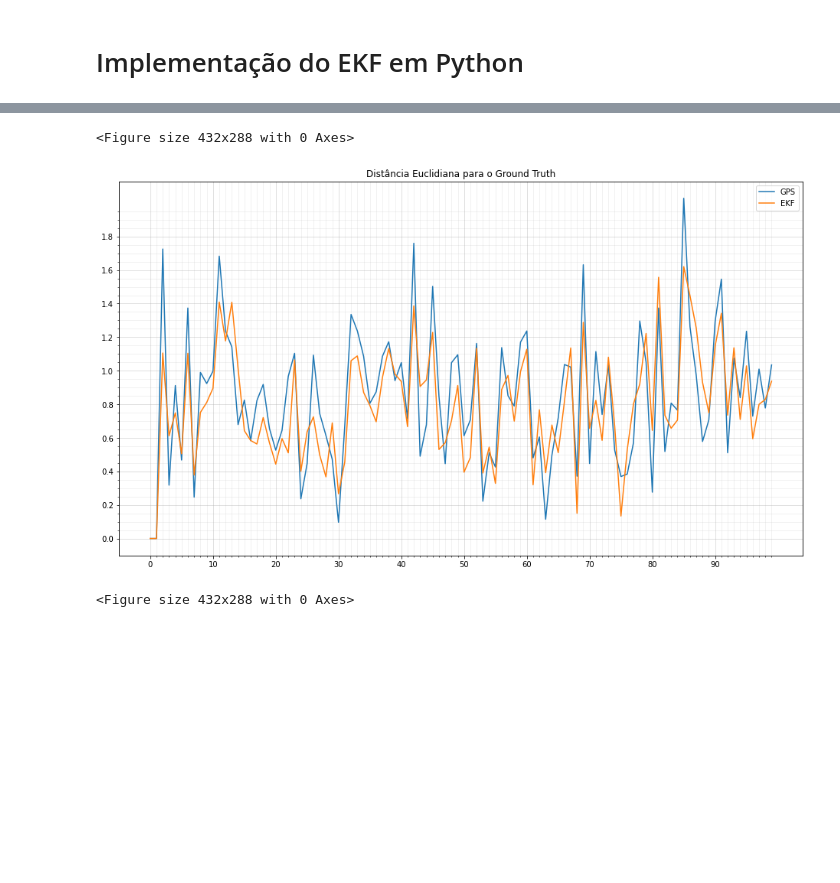
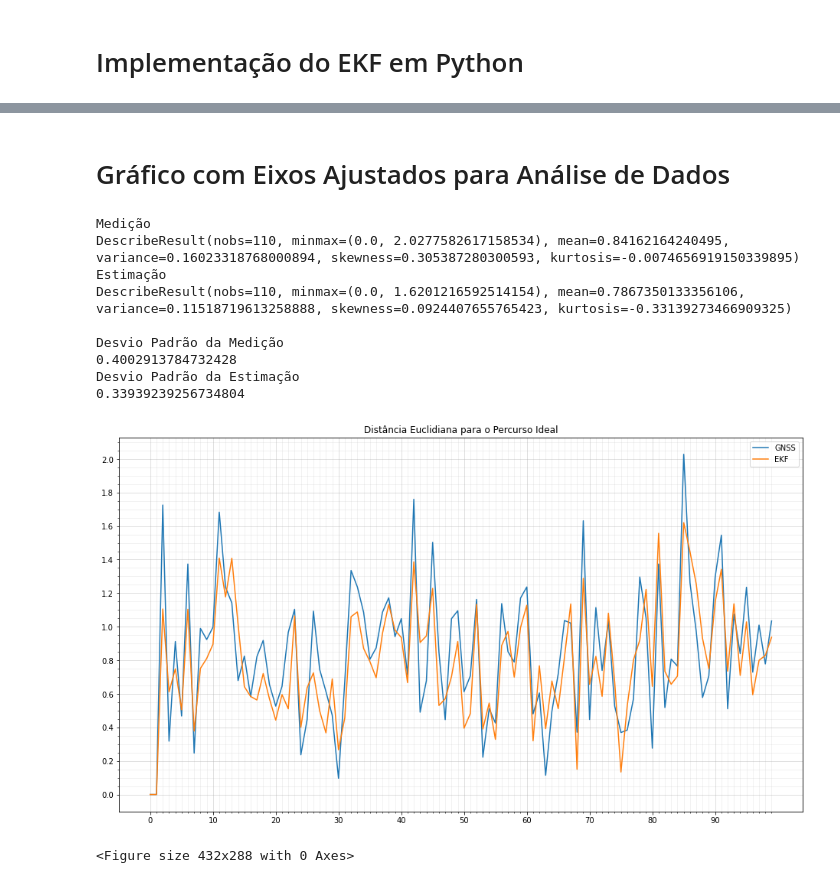
Before and after one commit to deivis6x7/Kalman, a Jupyter notebook: 02-EKF.ipynb, the cells around one changed output, grey strips where cells are left out. Cells and saved outputs as stored; diff of their text form; code cells hidden in the pictures; blank space fills up the shorter version.

```diff
--- a/02-EKF.ipynb
+++ b/02-EKF.ipynb
@@ -469,7 +492,7 @@ class EKF():
 
         self.Q = None
         self.M = None
-        self.P = np.diag([10.0, 10.0, 10.0, 10.0])
+        self.P = None
 
         self.h = None
         self.z = None
@@ -521,6 +544,7 @@ class EKF():
         self.H = np.matrix([[1.0, 0.0, 0.0, 0.0],
                             [0.0, 1.0, 0.0, 0.0]])
         self.R = np.diag([self.noise_gps**2, self.noise_gps**2])
+        self.P = np.diag([10.0, 10.0, 10.0, 10.0])
 
     def dynamic_system(self):
         x1 = self.x[0,0]+self.x[3,0]*np.cos(self.x[2,0])*self.dt
@@ -681,31 +707,57 @@ Estimação - DP
 0.37442709940857843
 [figure]
+# %% [markdown]
+# Gráfico com Eixos Ajustados para Análise de Dados
 # %%
 fig = plt.figure(figsize=(16,9))
 
 ax = fig.add_subplot(1, 1, 1)
 
-# Major ticks every 20, minor ticks every 5
-y_major_ticks = np.arange(0, 2.0, 0.2)
-y_minor_ticks = np.arange(0, 2.0, 0.05)
+# Major ticks every 22, minor ticks every 5
+y_major_ticks = np.arange(0, 2.2, 0.2)
+y_minor_ticks = np.arange(0, 2.2, 0.05)
 x_major_ticks = np.arange(0, 100, 10)
 x_minor_ticks = np.arange(0, 100, 1)
 
 ax.set_xticks(x_major_ticks)
 ax.set_xticks(x_minor_ticks, minor=True)
 ax.set_yticks(y_major_ticks)
 ax.set_yticks(y_minor_ticks, minor=True)
 
 ax.grid(which='minor', alpha=0.2)
 ax.grid(which='major', alpha=0.5)
 
 
-plt.plot(dmp[0:100], label='GPS')
+plt.plot(dmp[0:100], label='GNSS')
 plt.plot(dep[0:100], label='EKF')
-plt.title("Distância Euclidiana para o Ground Truth")
+plt.title("Distância Euclidiana para o Percurso Ideal")
 plt.legend(loc='best')
 plt.figure()
+
+print("Medição")
+#print(stats.describe(dm))
+print(stats.describe(dmp[0:110]))
+print("Estimação")
+#print(stats.describe(de))
+print(stats.describe(dep[0:110]))
+
+# Desvio Padrão
+std_GPS = stats.tstd(dmp[0:110])
+std_EKF = stats.tstd(dep[0:110])
+print()
+print("Desvio Padrão da Medição")
+print(std_GPS)
+print("Desvio Padrão da Estimação")
+print(std_EKF)
 # %% [output]
-<Figure size 432x288 with 0 Axes>
+Medição
+DescribeResult(nobs=110, minmax=(0.0, 2.0277582617158534), mean=0.84162164240495, variance=0.16023318768000894, skewness=0.305387280300593, kurtosis=-0.0074656919150339895)
+Estimação
+DescribeResult(nobs=110, minmax=(0.0, 1.6201216592514154), mean=0.7867350133356106, variance=0.11518719613258888, skewness=0.0924407655765423, kurtosis=-0.33139273466909325)
+
+Desvio Padrão da Medição
+0.4002913784732428
+Desvio Padrão da Estimação
+0.33939239256734804
-[figure, old version]
+[figure, new version]
 <Figure size 432x288 with 0 Axes>
```
Also changed, not shown: parts of 8 cells of this notebook, 2 other files.
